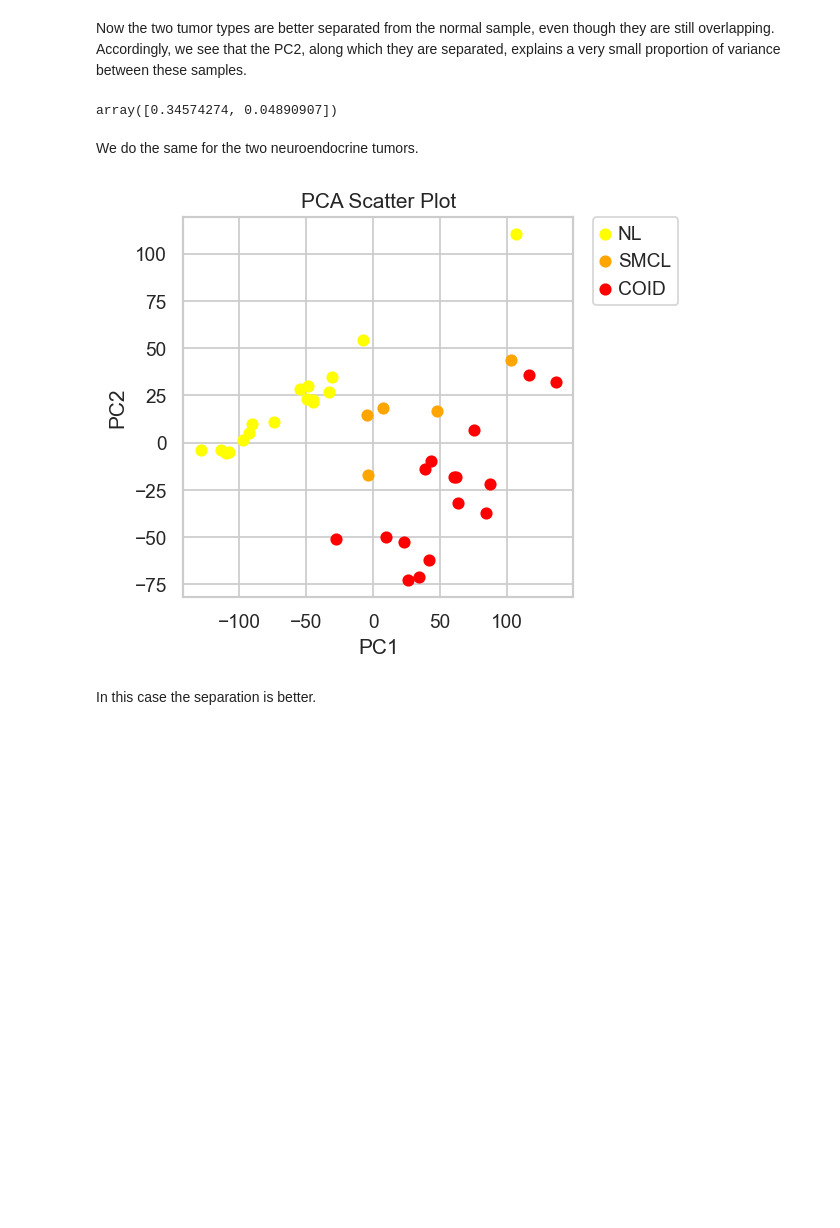
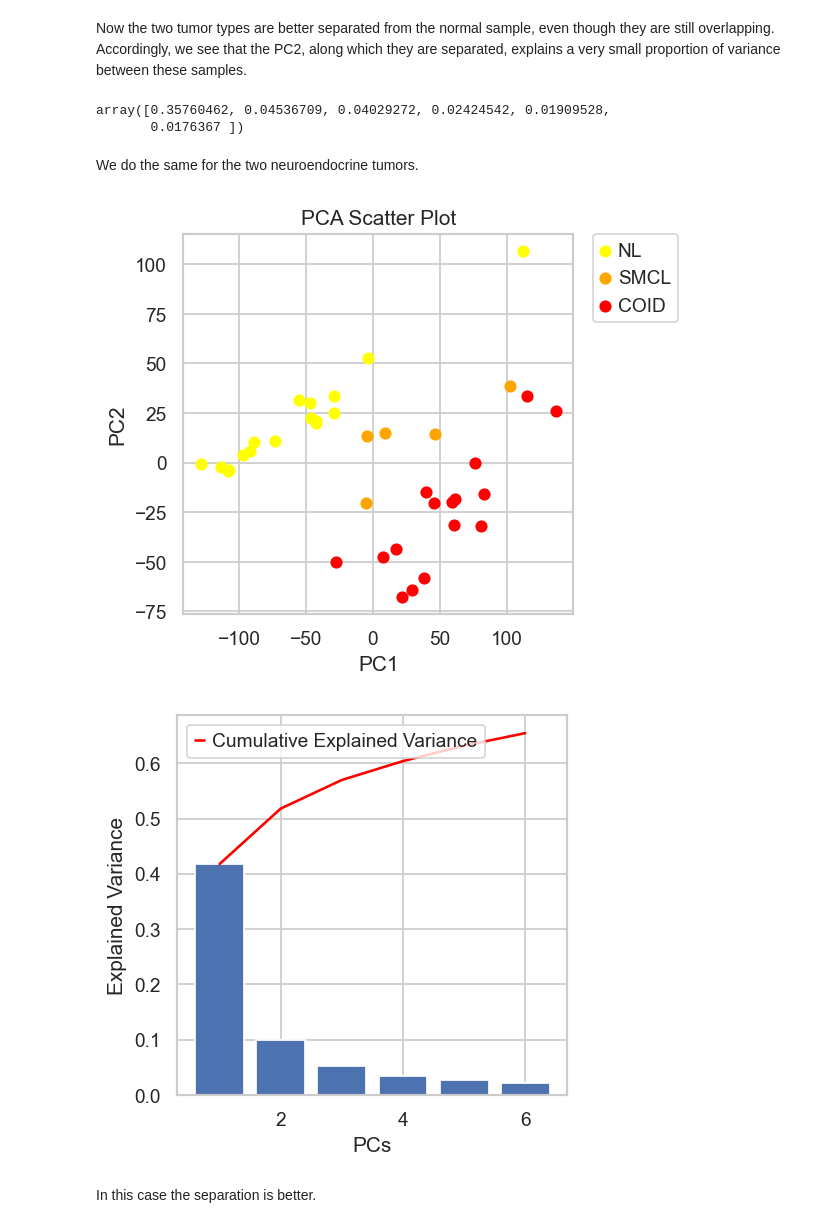
Before and after one commit to IvoLeist/ml_cnag-crg_course, a Jupyter notebook: day4/dimensionality_reduction.ipynb, the cells around one changed output. Cells and saved outputs as stored; diff of their text form; code cells hidden in the pictures; blank space fills up the shorter version.

```diff
--- a/day4/dimensionality_reduction.ipynb
+++ b/day4/dimensionality_reduction.ipynb
@@ -131,6 +131,8 @@ Index(['AD-338t1a-A121-3 *', 'AD-351t1-A127-3', 'SMCL-SMCL8t1-A356-6',
        'COID-COID5t1-A342-6'],
       dtype='object')
 (194, 12600)
+# %%
+dt = np.clip(dt, -200, 200)
 # %% [markdown]
 Classes in the data are:
 
@@ -241,7 +249,7 @@ PCA
 from sklearn.decomposition import PCA
 
 # build PCA model
-pca = PCA(n_components=2)
+pca = PCA(n_components=6)
 
 # fit and transform the data to the model
 pca_reduced_data = pca.fit_transform(X)
@@ -292,7 +309,7 @@ classes = samples.str.extract(r'(NL|SQ|AD)')
 classes.value_counts()
 
 # build PCA model
-pca = PCA(n_components=2)
+pca = PCA(n_components=6)
 
 # fit and transform the data to the model
 pca_reduced_data = pca.fit_transform(X)
@@ -310,4 +327,15 @@ plt.xlabel('PC1')
 plt.ylabel('PC2')
 plt.title("PCA Scatter Plot")
 plt.show()
+
+# variance
+plt.bar(range(1,len(pca.explained_variance_ratio_ )+1),pca.explained_variance_ratio_ )
+plt.ylabel('Explained Variance')
+plt.xlabel('PCs')
+plt.plot(range(1,len(pca.explained_variance_ratio_ )+1),
+         np.cumsum(pca.explained_variance_ratio_),
+         c='red',
+         label="Cumulative Explained Variance")
+plt.legend(loc='upper left')
+plt.show()
 # %% [output]
@@ -319,7 +348,8 @@ these samples.
 # %%
 pca.explained_variance_ratio_
 # %% [output]
-array([0.34574274, 0.04890907])
+array([0.35760462, 0.04536709, 0.04029272, 0.02424542, 0.01909528,
+       0.0176367 ])
 # %% [markdown]
 We do the same for the two neuroendocrine tumors.
 # %%
@@ -327,35 +357,47 @@ selected = classes.isin(['NL','SMCL','COID'])
 tmatfilt = tmat.filter(regex=r'(NL|SMCL|COID)', axis=0)
 
 # scale
 scaler = StandardScaler()
 X = StandardScaler().fit_transform(tmatfilt)
 
 # classes from sample names
 samples = pd.Series(list(tmatfilt.index))
 classes = samples.str.extract(r'(NL|SMCL|COID)')
 classes.value_counts()
 
 # build PCA model
-pca = PCA(n_components=2)
+pca = PCA(n_components=6)
 
 # fit and transform the data to the model
 pca_reduced_data = pca.fit_transform(X)
 
 # plot
 colors = ['yellow', 'orange', 'red']
 cl = ['NL', 'SMCL', 'COID']
 for i in range(len(colors)):
     ind = classes == cl[i]
     x = pca_reduced_data[:,0][ind.values[:,0]]
     y = pca_reduced_data[:,1][ind.values[:,0]]
     plt.scatter(x, y, c=colors[i])
 plt.legend(cl, bbox_to_anchor=(1.05, 1), loc=2, borderaxespad=0.)
 plt.xlabel('PC1')
 plt.ylabel('PC2')
 plt.title("PCA Scatter Plot")
 plt.show()
+
+# variance
+plt.bar(range(1,len(pca.explained_variance_ratio_ )+1),pca.explained_variance_ratio_ )
+plt.ylabel('Explained Variance')
+plt.xlabel('PCs')
+plt.plot(range(1,len(pca.explained_variance_ratio_ )+1),
+         np.cumsum(pca.explained_variance_ratio_),
+         c='red',
+         label="Cumulative Explained Variance")
+plt.legend(loc='upper left')
+plt.show()
 # %% [output]
-[figure, old version]
+[figure, new version]
+[figure, added]
 # %% [markdown]
 In this case the separation is better.
 # %%
```
Also changed, not shown: parts of 15 cells of this notebook.
